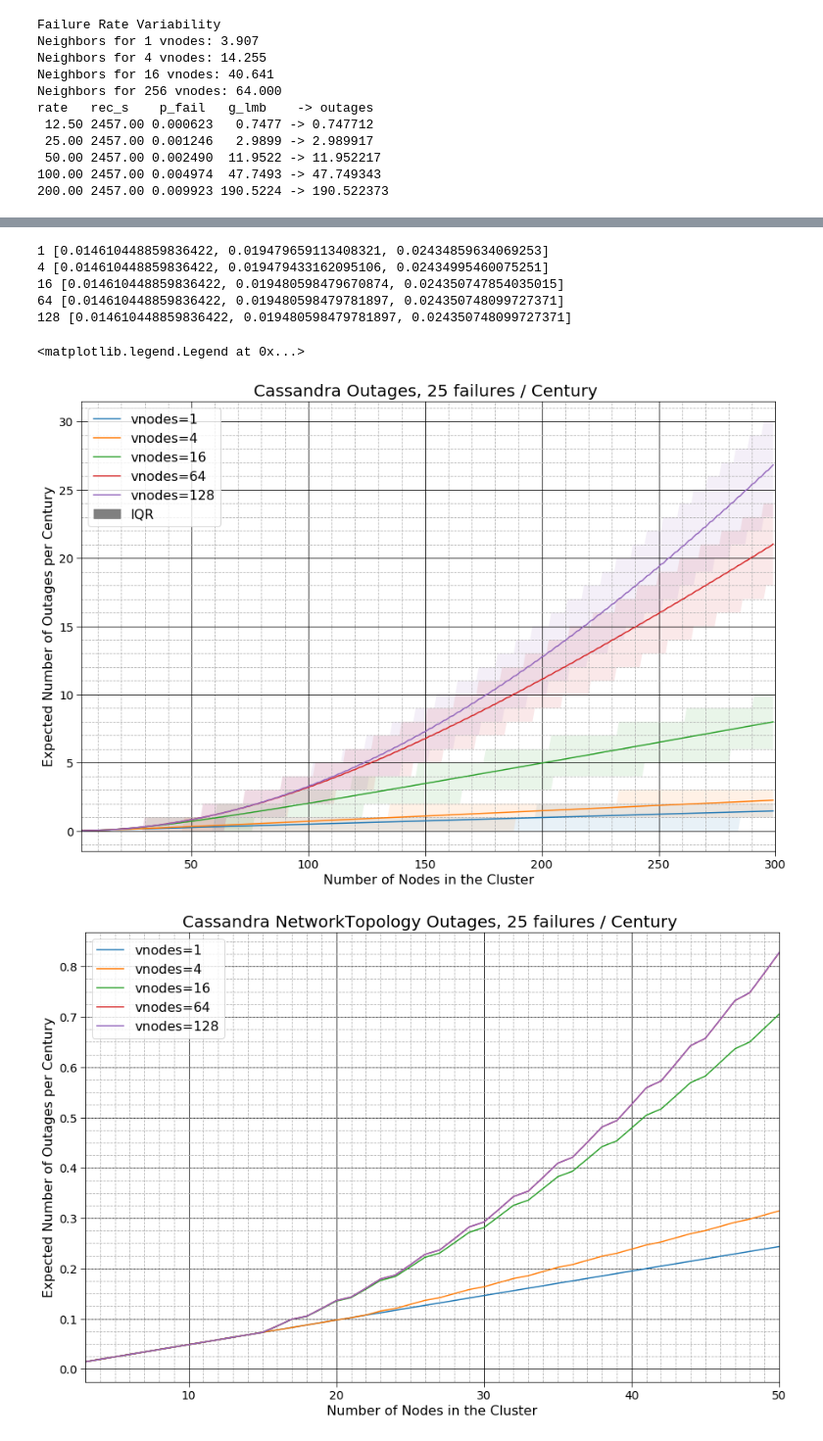
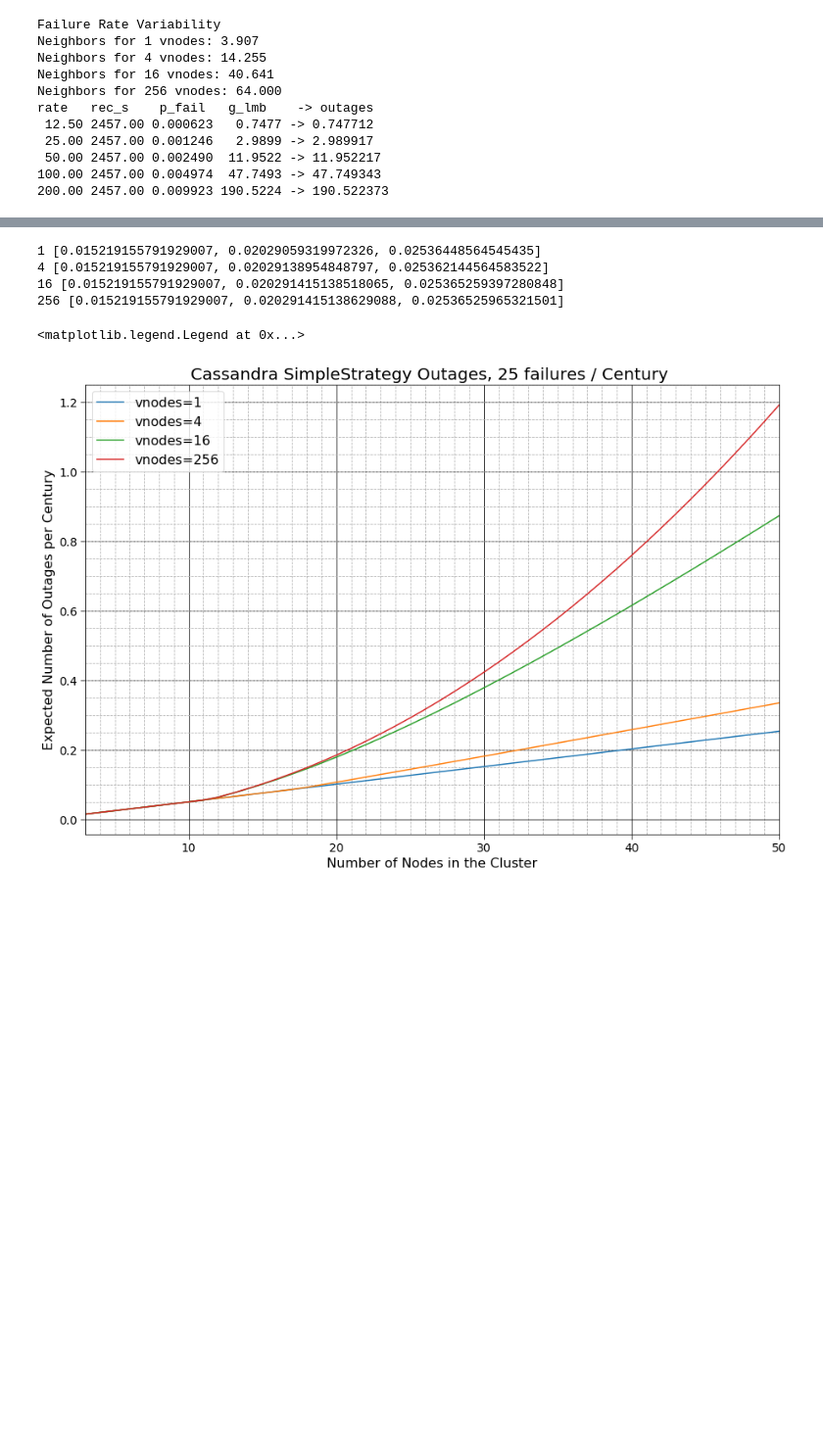
Before and after one commit to jolynch/performance-analysis, a Jupyter notebook: notebooks/cassandra_availability/cassandra_availability.ipynb, the cells around one changed output, grey strips where cells are left out. Shown at 98% size. Saved outputs shown, nothing was run; the diff lists cells and outputs as text; code cells hidden in the pictures; blank space fills up the shorter version.

```diff
--- a/notebooks/cassandra_availability/cassandra_availability.ipynb
+++ b/notebooks/cassandra_availability/cassandra_availability.ipynb
@@ -6,6 +6,7 @@ import numpy as np
 import matplotlib.pyplot as plt
 import matplotlib.patches as mpatches
 from scipy.stats import poisson
+from scipy.stats import expon
 
 %matplotlib inline
 
@@ -80,7 +81,10 @@ def outage_stats(vnodes, failure_rate_per_century, num_nodes, rf, bw_in, bw_out,
         recovery_s, neighbors, failure_rate_per_century / century_seconds)
 
     lmb = global_rate(failure_rate_per_century, num_nodes, p_failure)
-    return (poisson.mean(lmb), poisson.interval(0.50, lmb), poisson.median(lmb))
+    return (
+        poisson.mean(lmb), poisson.interval(0.50, lmb), poisson.median(lmb),
+        expon.mean(scale=1/lmb), expon.interval(0.50, scale=1/lmb)
+    )
 
 # Returns outages _per century_
 def compute_outage(vnodes, failure_rate_per_century, num_nodes, rf, bw_in, bw_out, strategy='rack'):
@@ -170,73 +282,32 @@ plt.legend(fontsize=16)
 # %%
 # Hold failures constant, vary size of cluster
 plt.figure(figsize=(15,10))
 plt.title(
-    "Cassandra Outages, {1} failures / Century ".format(
-        vnodes, arate), fontsize=20)
-plt.ylabel("Expected Number of Outages per Century", fontsize=16)
-plt.xlabel("Number of Nodes in the Cluster", fontsize=16)
-plt.gca().grid(True, which='major', linestyle='-', color='k')
-plt.gca().grid(True, which='minor', linestyle='--')
-plt.gca().yaxis.set_minor_locator(matplotlib.ticker.AutoMinorLocator(5))
-plt.gca().xaxis.set_minor_locator(matplotlib.ticker.AutoMinorLocator(5))
-plt.tick_params(axis='both', which='major', labelsize=14, length=6)
-plt.tick_params(axis='both', which='minor', length=0)
-
-num_vnodes = (1, 4, 16, 64, 128)
-num_nodes = range(3, 300)
-lines = []
-fills = []
-for v in num_vnodes:
-    outages = [outage_stats(v, arate, n, rf, bw_in, bw_out) for n in num_nodes]
-    outages = [outage_stats(v, arate, n, rf, bw_in, bw_out) for n in num_nodes]
-    outage_mean = [o[0] for o in outages]
-    outage_lower = [o[1][0] for o in outages]
-    outage_upper = [o[1][1] for o in outages]
-    line, = plt.plot(num_nodes, outage_mean, label="vnodes={0}".format(v))
-    lines.append(line)
-    fill = plt.fill_between(
-        num_nodes, outage_lower, outage_upper, alpha=0.1,
-        label='vnodes={0} IQR'.format(v)
-    )
-    fills.append(fill)
-
-
-plt.xlim(3, 300)
-iqr_patch = mpatches.Patch(color='gray', label='IQR')
-plt.legend(
-    handles=lines + [iqr_patch], loc='upper left', fontsize=16
-)
-
-# Hold failures constant, vary size of cluster, NetworkTopologyStrategy
-plt.figure(figsize=(15,10))
-plt.title(
-    "Cassandra NetworkTopology Outages, {0} failures / Century ".format(
+    "Cassandra SimpleStrategy Outages, {0} failures / Century ".format(
         arate), fontsize=20)
 plt.ylabel("Expected Number of Outages per Century", fontsize=16)
 plt.xlabel("Number of Nodes in the Cluster", fontsize=16)
 plt.gca().grid(True, which='major', linestyle='-', color='k')
 plt.gca().grid(True, which='minor', linestyle='--')
 plt.gca().yaxis.set_minor_locator(matplotlib.ticker.AutoMinorLocator(4))
 plt.gca().xaxis.set_minor_locator(matplotlib.ticker.AutoMinorLocator(10))
 plt.tick_params(axis='both', which='major', labelsize=14, length=6)
 plt.tick_params(axis='both', which='minor', length=0)
 
-num_vnodes = (1, 4, 16, 64, 128)
+num_vnodes = (1, 4, 16, 256)
 num_nodes = range(3, 51)
 for v in num_vnodes:
-    outages = [compute_outage(v, arate, n, rf, bw_in, bw_out, 'rack') for n in num_nodes]
+    outages = [compute_outage(v, arate, n, rf, bw_in, bw_out, 'simple') for n in num_nodes]
     print(v, outages[:3])
     plt.plot(num_nodes, outages, label="vnodes={0}".format(v))
 
 plt.xlim(3, 50)
 plt.legend(fontsize=16)
 # %% [output]
-1 [0.014610448859836422, 0.019479659113408321, 0.02434859634069253]
-4 [0.014610448859836422, 0.019479433162095106, 0.02434995460075251]
-16 [0.014610448859836422, 0.019480598479670874, 0.024350747854035015]
-64 [0.014610448859836422, 0.019480598479781897, 0.024350748099727371]
-128 [0.014610448859836422, 0.019480598479781897, 0.024350748099727371]
+1 [0.015219155791929007, 0.02029059319972326, 0.02536448564545435]
+4 [0.015219155791929007, 0.02029138954848797, 0.025362144564583522]
+16 [0.015219155791929007, 0.020291415138518065, 0.025365259397280848]
+256 [0.015219155791929007, 0.020291415138629088, 0.02536525965321501]
 <matplotlib.legend.Legend at 0x...>
-[figure, old version]
+[figure, new version]
-[figure, removed]
 # %%
```
Also changed, not shown: parts of 5 cells of this notebook, 5 other files.
